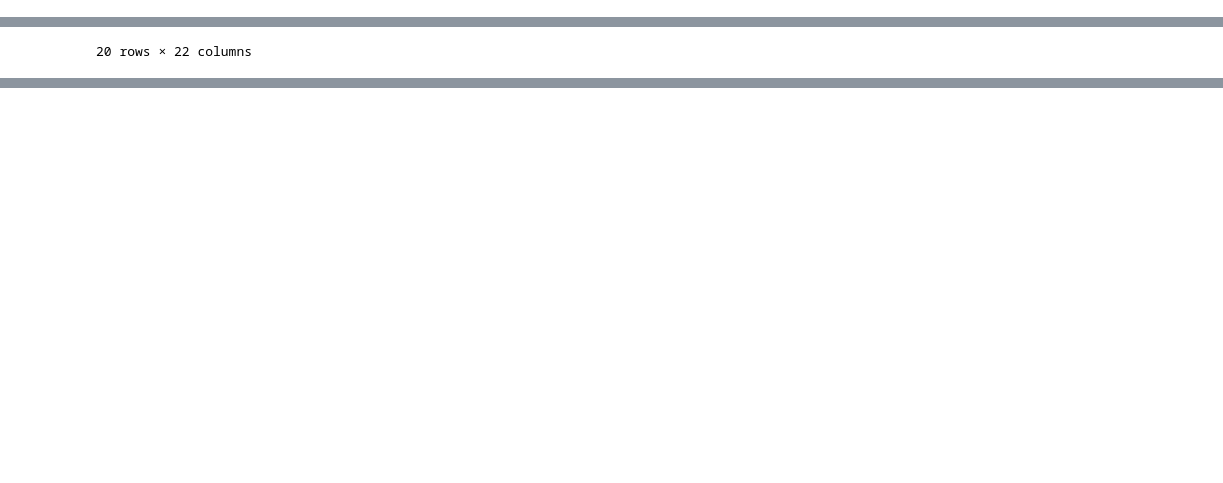
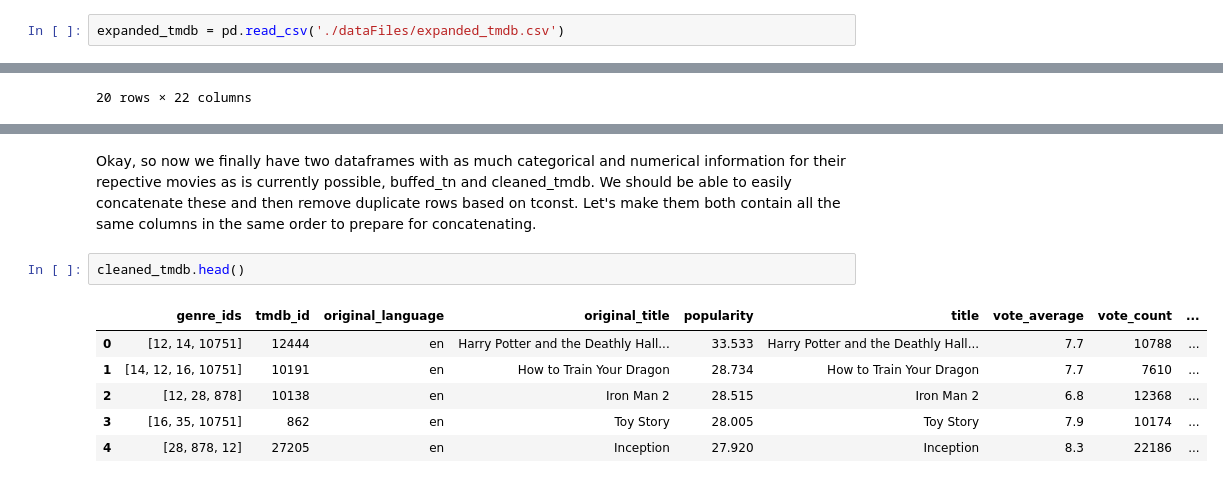
Before and after one commit to mattlegro/MovieReleaseAnalysis, a Jupyter notebook: data_cleaning.ipynb, the cells around one changed output, grey strips where cells are left out. Cells and saved outputs as stored; diff of their text form; blank space fills up the shorter version.

```diff
--- a/data_cleaning.ipynb
+++ b/data_cleaning.ipynb
@@ -406,3 +393,5 @@ Missing or changed Movie ID
+# %%
+expanded_tmdb = pd.read_csv('./dataFiles/expanded_tmdb.csv')
 # %%
 expanded_tmdb.head()
 # %% [output]
@@ -722,0 +903,11 @@ movie_collection.head(20)
+# %% [markdown]
+Okay, so now we finally have two dataframes with as much categorical and numerical information for their repective movies as is currently possible, buffed_tn and cleaned_tmdb. We should be able to easily concatenate these and then remove duplicate rows based on tconst. Let's make them both contain all the same columns in the same order to prepare for concatenating.
+# %%
+cleaned_tmdb.head()
+# %% [output]
+|  | genre_ids | tmdb_id | original_language | original_title | popularity | title | vote_average | vote_count | ... |
+| 0 | [12, 14, 10751] | 12444 | en | Harry Potter and the Deathly Hall... | 33.533 | Harry Potter and the Deathly Hall... | 7.7 | 10788 | ... |
+| 1 | [14, 12, 16, 10751] | 10191 | en | How to Train Your Dragon | 28.734 | How to Train Your Dragon | 7.7 | 7610 | ... |
+| 2 | [12, 28, 878] | 10138 | en | Iron Man 2 | 28.515 | Iron Man 2 | 6.8 | 12368 | ... |
+| 3 | [16, 35, 10751] | 862 | en | Toy Story | 28.005 | Toy Story | 7.9 | 10174 | ... |
+| 4 | [28, 878, 12] | 27205 | en | Inception | 27.920 | Inception | 8.3 | 22186 | ... |
```
Also changed, not shown: parts of 90 cells of this notebook, 1 other file.
